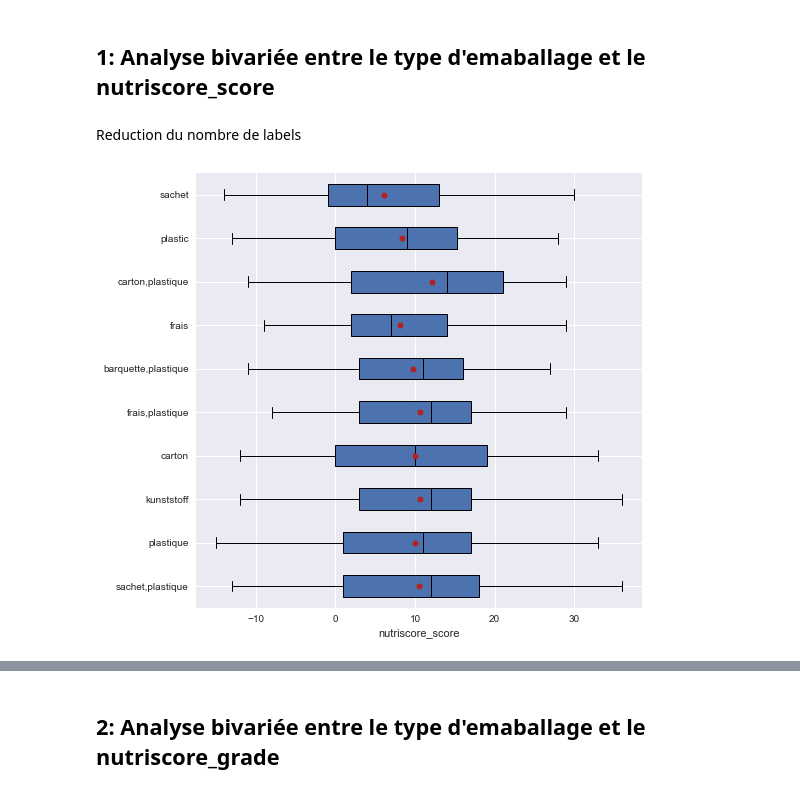
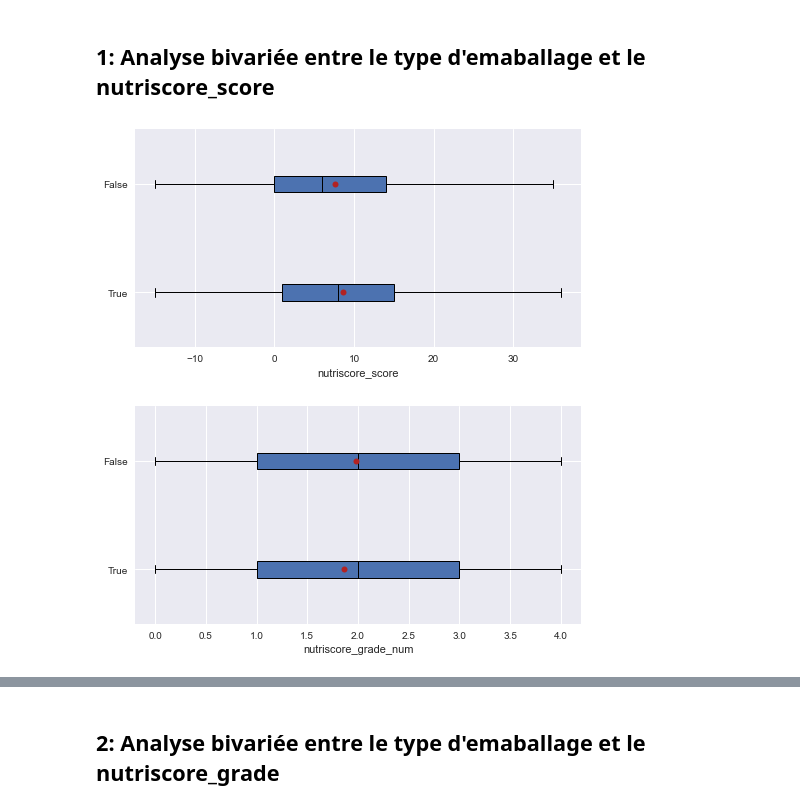
Before and after one commit to khub41/OC_P03, a Jupyter notebook: data_analysis.ipynb, the cells around one changed output, grey strips where cells are left out. Drawn from its saved outputs; the diff is of its cells as text; code cells hidden in the pictures.

Commit message:
Update data_analysis.ipynb
Gestion labels conservateurs, colorants, OGM
Catégories
Analyses univariées labels
Bivariées Nutriscore/package

```diff
--- a/data_analysis.ipynb
+++ b/data_analysis.ipynb
@@ -489,4 +671,4 @@ Name: nutriscore_grade, dtype: int64
 # %% [markdown]
 Cette note connue du grand public est une note de A à E (A étant la meilleure et E la moins bonne). C'est donc une variable qualitative ordonnée. On peut la traiter comme une variable quantitative
 # %%
-plot_histo(data_filtre.nutriscore_grade.replace({'a':4, 'b':3, 'c':2, 'd':1, 'e':0}), plot_density=False, xlabel='Nutriscore note de 0 à 4')
+data_filtre['nutriscore_grade_num'] = data_filtre.nutriscore_grade.replace({'a':4, 'b':3, 'c':2, 'd':1, 'e':0})
@@ -517,0 +677,6 @@ data_filtre.nutriscore_grade.replace({'a':4, 'b':3, 'c':2, 'd':1, 'e':0}).kurtos
+# %%
+plt.figure(figsize=(8,8))
+plt.style.use('seaborn')
+plt.title("Repartition des nutriscores")
+plt.pie(data_pie_nutriscore, labels=['E', 'D', 'C', 'B', 'A'], colors=['red','orange','yellow', '#0DF347', 'green'], startangle=90)
+plt.show()
@@ -520,7 +712,5 @@ La repartition n'est pas uniforme mais on peut quand même faire l'approximation
 # %% [markdown]
 ## 1: Analyse bivariée entre le type d'emaballage et le nutriscore_score
 # %%
-X = "packaging_tags" # qualitative
+X = "has_plastic" # qualitative
 Y = "nutriscore_score" # quantitative
-# %% [markdown]
-Reduction du nombre de labels
@@ -530,19 +717,21 @@ echantillon_1 = data_filtre[data_filtre['packaging_tags'].isin(common_packages)]
+# %%
+echantillon_1 = data_filtre[['nutriscore_score', 'has_plastic']]
 # %%
-modalites = common_packages
+modalites = [True, False]
 groupes = []
 for m in modalites:
     groupes.append(echantillon_1[echantillon_1[X]==m][Y])
 
 # Propriétés graphiques (pas très importantes)
 medianprops = {'color':"black"}
 meanprops = {'marker':'o', 'markeredgecolor':'black',
             'markerfacecolor':'firebrick'}
 
-plt.figure(figsize=(8,8))
+plt.figure(figsize=(8,4))
 plt.style.use('seaborn')
 plt.boxplot(groupes, labels=modalites, showfliers=False, medianprops=medianprops,
             vert=False, patch_artist=True, showmeans=True, meanprops=meanprops)
 plt.xlabel(Y)
 plt.show()
 # %% [output]
-[figure, old version]
+[figure, new version]
@@ -548,0 +742,19 @@ plt.show()
+# %%
+modalites = [True, False]
+groupes = []
+for m in modalites:
+    groupes.append(echantillon_2[echantillon_2[X]==m][Y])
+
+# Propriétés graphiques (pas très importantes)
+medianprops = {'color':"black"}
+meanprops = {'marker':'o', 'markeredgecolor':'black',
+            'markerfacecolor':'firebrick'}
+
+plt.figure(figsize=(8,4))
+plt.style.use('seaborn')
+plt.boxplot(groupes, labels=modalites, showfliers=False, medianprops=medianprops,
+            vert=False, patch_artist=True, showmeans=True, meanprops=meanprops)
+plt.xlabel(Y)
+plt.show()
+# %% [output]
+[figure, added]
```
Also changed, not shown: parts of 90 cells of this notebook.
